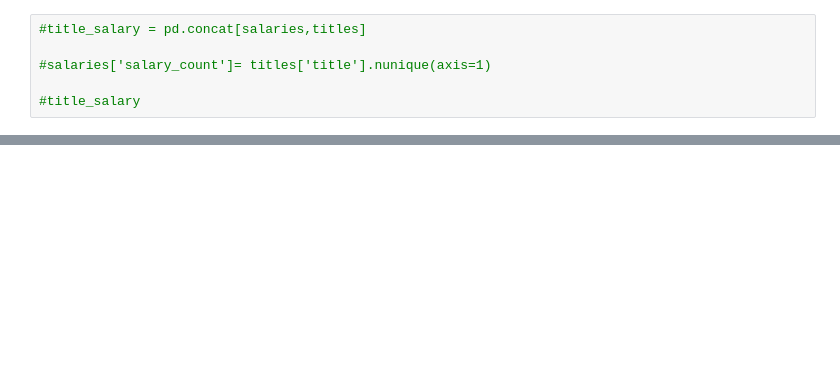
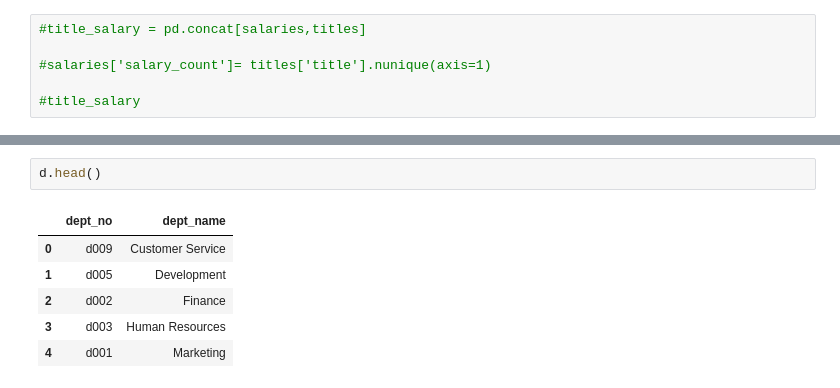
Before and after one commit to jeneyring/Stats, a Jupyter notebook: hypothesis_testing.ipynb, the cells around one changed output, grey strips where cells are left out. Cells and saved outputs as stored; diff of their text form; blank space fills up the shorter version.

```diff
--- a/hypothesis_testing.ipynb
+++ b/hypothesis_testing.ipynb
@@ -418,0 +412,9 @@ df_jobs
+# %%
+d.head()
+# %% [output]
+|  | dept_no | dept_name |
+| 0 | d009 | Customer Service |
+| 1 | d005 | Development |
+| 2 | d002 | Finance |
+| 3 | d003 | Human Resources |
+| 4 | d001 | Marketing |
```
Also changed, not shown: parts of 48 cells of this notebook.
